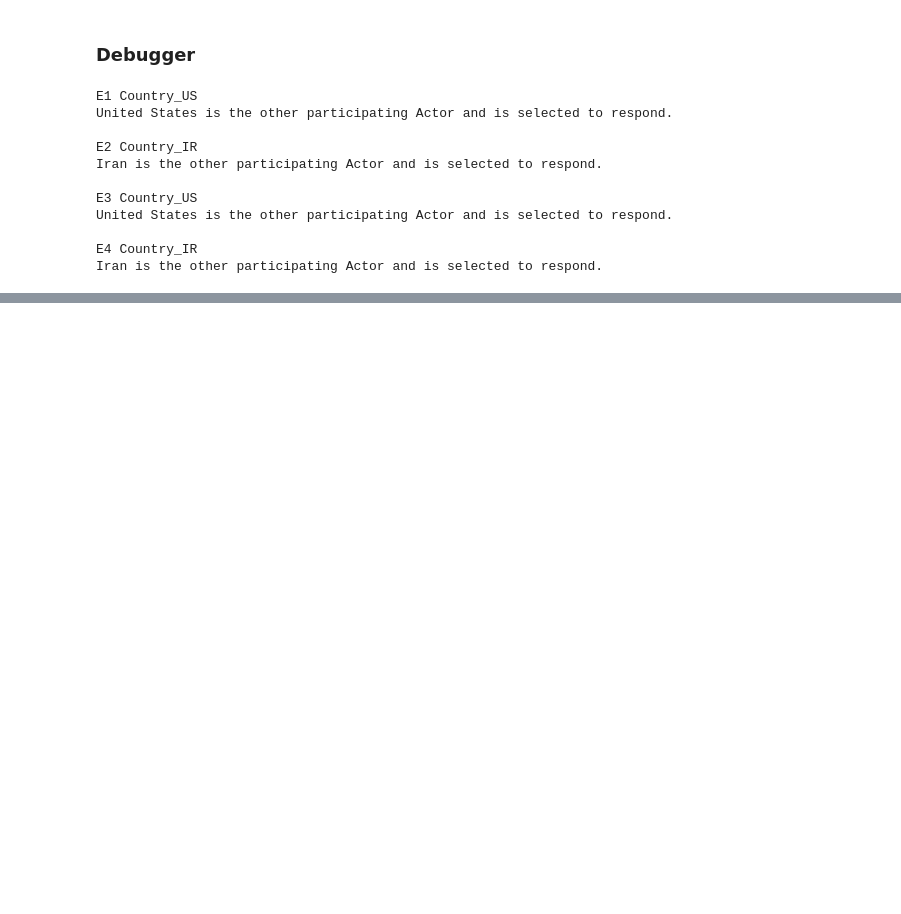
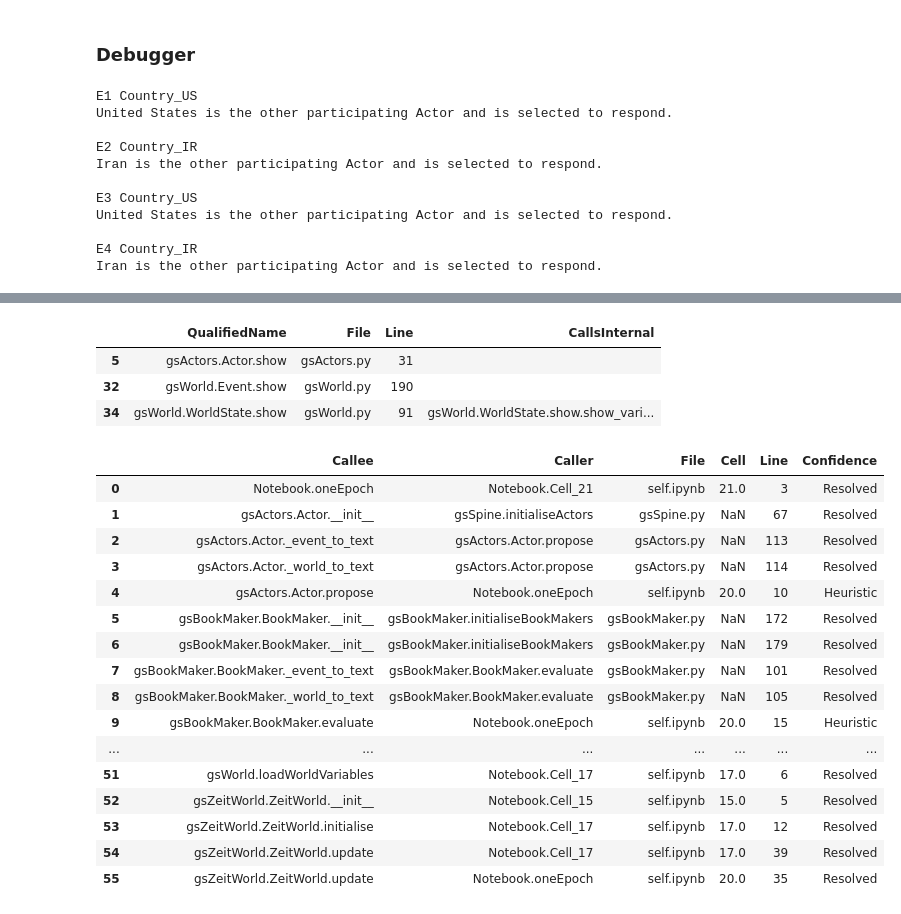
Before and after one commit to prithwis/GeoSim, a Jupyter notebook: GeoSim.ipynb, the cells around one changed output, grey strips where cells are left out. Saved outputs shown, nothing was run; the diff lists cells and outputs as text; code cells hidden in the pictures; blank space fills up the shorter version.

Commit message:
Line Counter ....

```diff
--- a/GeoSim.ipynb
+++ b/GeoSim.ipynb
@@ -461,0 +1411,2 @@ Iran is the other participating Actor and is selected to respond.
+# %%
+dfFunctions, dfDependencies = knowYourself()
@@ -461,0 +1463,51 @@ Iran is the other participating Actor and is selected to respond.
+# %%
+display(
+    dfFunctions.loc[
+        dfFunctions["CallSites"] == 0,
+        ["QualifiedName", "File", "Line", "CallsInternal"]
+    ]
+)
+# %% [output]
+|  | QualifiedName | File | Line | CallsInternal |
+| 5 | gsActors.Actor.show | gsActors.py | 31 |  |
+| 32 | gsWorld.Event.show | gsWorld.py | 190 |  |
+| 34 | gsWorld.WorldState.show | gsWorld.py | 91 | gsWorld.WorldState.show.show_vari... |
+# %%
+dfImpact = (
+    dfDependencies[
+        dfDependencies["Callee"].isin(
+            dfFunctions["QualifiedName"]
+        )
+    ][
+        [
+            "Callee",
+            "Caller",
+            "File",
+            "Cell",
+            "Line",
+            "Confidence"
+        ]
+    ]
+    .sort_values(["Callee", "Caller", "File", "Line"])
+    .reset_index(drop=True)
+)
+
+display(dfImpact)
+# %% [output]
+|  | Callee | Caller | File | Cell | Line | Confidence |
+| 0 | Notebook.oneEpoch | Notebook.Cell_21 | self.ipynb | 21.0 | 3 | Resolved |
+| 1 | gsActors.Actor.__init__ | gsSpine.initialiseActors | gsSpine.py | NaN | 67 | Resolved |
+| 2 | gsActors.Actor._event_to_text | gsActors.Actor.propose | gsActors.py | NaN | 113 | Resolved |
+| 3 | gsActors.Actor._world_to_text | gsActors.Actor.propose | gsActors.py | NaN | 114 | Resolved |
+| 4 | gsActors.Actor.propose | Notebook.oneEpoch | self.ipynb | 20.0 | 10 | Heuristic |
+| 5 | gsBookMaker.BookMaker.__init__ | gsBookMaker.initialiseBookMakers | gsBookMaker.py | NaN | 172 | Resolved |
+| 6 | gsBookMaker.BookMaker.__init__ | gsBookMaker.initialiseBookMakers | gsBookMaker.py | NaN | 179 | Resolved |
+| 7 | gsBookMaker.BookMaker._event_to_text | gsBookMaker.BookMaker.evaluate | gsBookMaker.py | NaN | 101 | Resolved |
+| 8 | gsBookMaker.BookMaker._world_to_text | gsBookMaker.BookMaker.evaluate | gsBookMaker.py | NaN | 105 | Resolved |
+| 9 | gsBookMaker.BookMaker.evaluate | Notebook.oneEpoch | self.ipynb | 20.0 | 15 | Heuristic |
+| ... | ... | ... | ... | ... | ... | ... |
+| 51 | gsWorld.loadWorldVariables | Notebook.Cell_17 | self.ipynb | 17.0 | 6 | Resolved |
+| 52 | gsZeitWorld.ZeitWorld.__init__ | Notebook.Cell_15 | self.ipynb | 15.0 | 5 | Resolved |
+| 53 | gsZeitWorld.ZeitWorld.initialise | Notebook.Cell_17 | self.ipynb | 17.0 | 12 | Resolved |
+| 54 | gsZeitWorld.ZeitWorld.update | Notebook.Cell_17 | self.ipynb | 17.0 | 39 | Resolved |
+| 55 | gsZeitWorld.ZeitWorld.update | Notebook.oneEpoch | self.ipynb | 20.0 | 35 | Resolved |
```
Also changed, not shown: parts of 8 cells of this notebook.
